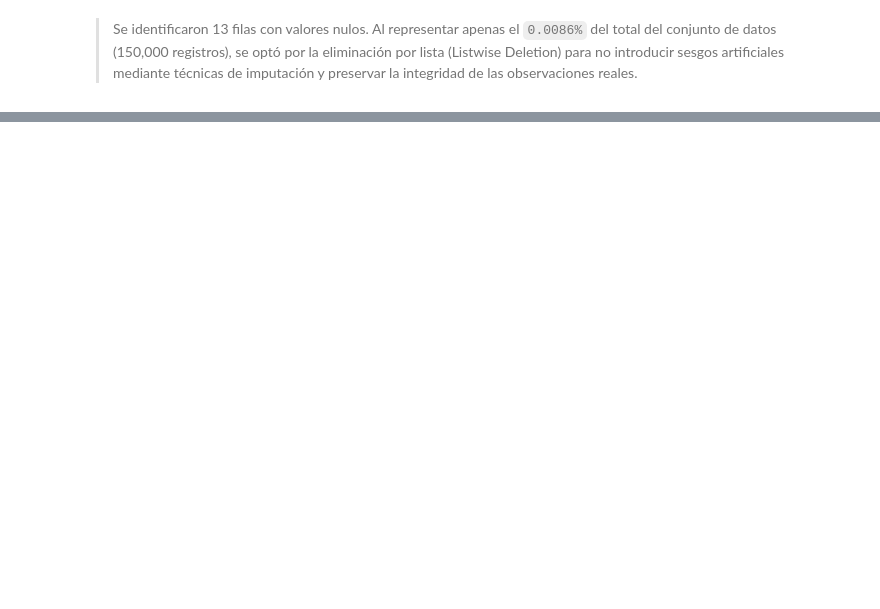
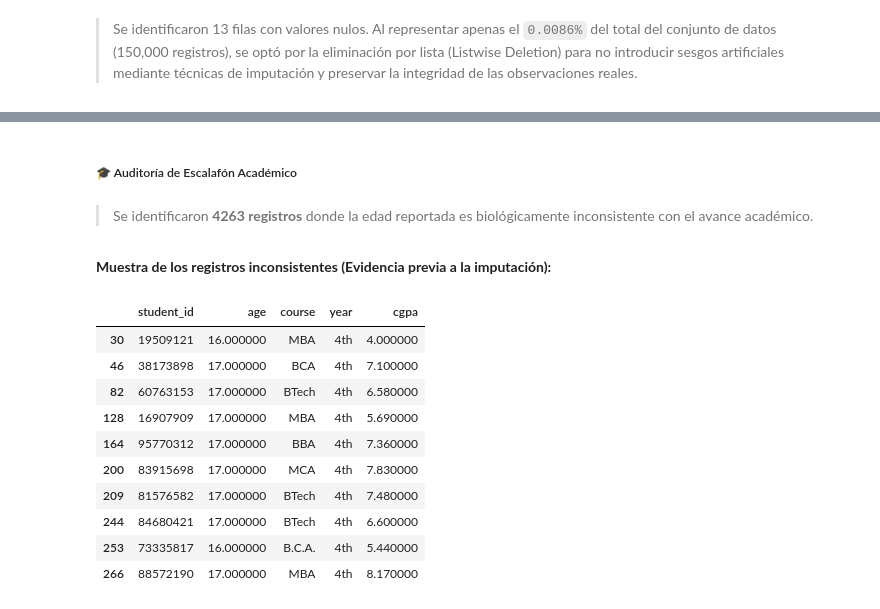
Before and after one commit to kevinmateojimenez/TRABAJO-FINAL, a Jupyter notebook: EDA_Entregable.ipynb, the cells around one changed output, grey strips where cells are left out. Saved outputs shown, nothing was run; the diff lists cells and outputs as text; code cells hidden in the pictures; blank space fills up the shorter version.

```diff
--- a/EDA_Entregable.ipynb
+++ b/EDA_Entregable.ipynb
@@ -429,0 +518,57 @@ Tras evaluar la totalidad del conjunto de datos (150,000 registros) y eliminado
+# %%
+# 1. Definir la matriz con parámetros sumamente flexibles
+reglas_edad_minima = {
+    '1st': 15,
+    '2nd': 16,
+    '3rd': 17,
+    '4th': 18
+}
+
+# 2. En lugar de usar máscaras de Pandas directamente, recolectar los IDs o índices anómalos en una lista
+indices_anomalos = []
+
+# Iterar de forma segura
+for anio, edad_minima in reglas_edad_minima.items():
+    # Filtrar a los que rompen la regla
+    filtro = (df['year'] == anio) & (df['age'] < edad_minima)
+    # Extraer los índices reales y guardarlos en la lista
+    indices_anomalos.extend(df[filtro].index.tolist())
+
+# 3. Aislar los registros defectuosos usando loc
+df_precoces = df.loc[indices_anomalos]
+
+# 4. Presentar la evidencia
+display(Markdown(f"##### 🎓 Auditoría de Escalafón Académico"))
+display(Markdown(f"> Se identificaron **{len(df_precoces)} registros** donde la edad reportada es biológicamente inconsistente con el avance académico."))
+
+if not df_precoces.empty:
+    display(Markdown("**Muestra de los registros inconsistentes (Evidencia previa a la imputación):**"))
+    columnas_ver = ['student_id', 'age', 'course', 'year', 'cgpa']
+    display(df_precoces[columnas_ver].head(10).style.map(lambda x: 'background-color: #ffb3b3', subset=['age', 'year']))
+
+
+if not df_precoces.empty:
+    for anio, edad_minima in reglas_edad_minima.items():
+        filtro_anomalia = (df['year'] == anio) & (df['age'] < edad_minima)
+
+        if filtro_anomalia.sum() > 0:
+            # Calcular el valor mínimo condicional
+            nuevo_valor = df[(df['year'] == anio) & (df['age'] >= edad_minima)]['age'].min()
+
+            # Imputar los valores quirúrgicamente
+            df.loc[filtro_anomalia, 'age'] = nuevo_valor
+# %% [output]
+##### 🎓 Auditoría de Escalafón Académico
+> Se identificaron **4263 registros** donde la edad reportada es biológicamente inconsistente con el avance académico.
+**Muestra de los registros inconsistentes (Evidencia previa a la imputación):**
+|  | student_id | age | course | year | cgpa |
+| 30 | 19509121 | 16.000000 | MBA | 4th | 4.000000 |
+| 46 | 38173898 | 17.000000 | BCA | 4th | 7.100000 |
+| 82 | 60763153 | 17.000000 | BTech | 4th | 6.580000 |
+| 128 | 16907909 | 17.000000 | MBA | 4th | 5.690000 |
+| 164 | 95770312 | 17.000000 | BBA | 4th | 7.360000 |
+| 200 | 83915698 | 17.000000 | MCA | 4th | 7.830000 |
+| 209 | 81576582 | 17.000000 | BTech | 4th | 7.480000 |
+| 244 | 84680421 | 17.000000 | BTech | 4th | 6.600000 |
+| 253 | 73335817 | 16.000000 | B.C.A. | 4th | 5.440000 |
+| 266 | 88572190 | 17.000000 | MBA | 4th | 8.170000 |
```
Also changed, not shown: parts of 31 cells of this notebook, 1 other file.
